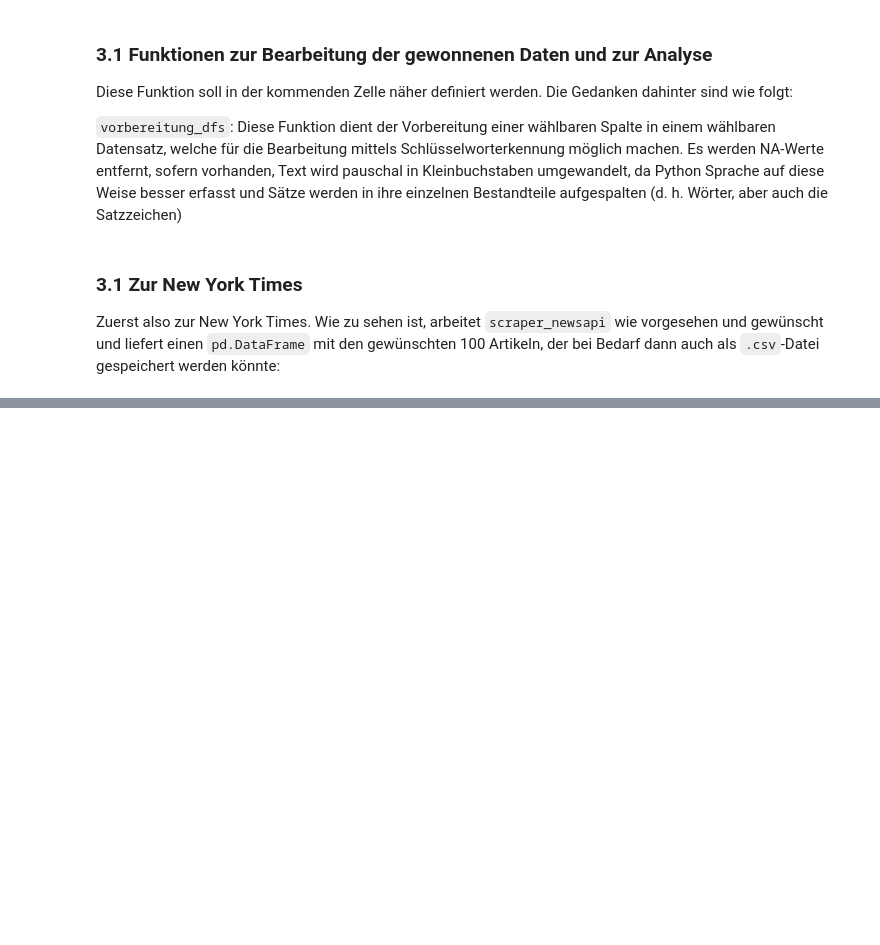
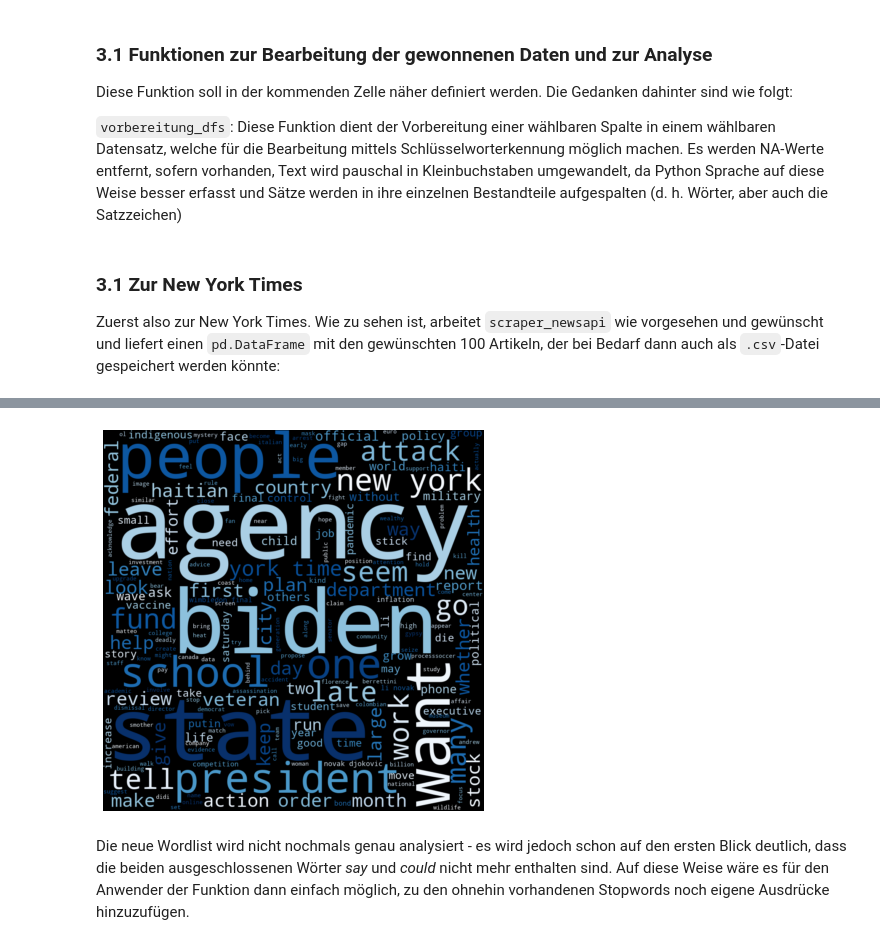
Before and after one commit to FWisniewski44/data-scraping-2021, a Jupyter notebook: Abschlussportfolio_Florian_Wisniewski.ipynb, the cells around one changed output, grey strips where cells are left out. Saved outputs shown, nothing was run; the diff lists cells and outputs as text; code cells hidden in the pictures; blank space fills up the shorter version.

```diff
--- a/Abschlussportfolio_Florian_Wisniewski.ipynb
+++ b/Abschlussportfolio_Florian_Wisniewski.ipynb
@@ -281,0 +394,6 @@ Zum Schluss soll kurz nochmals zusammengefasst werden, was in vorliegendem Portf
+# %%
+wordcloud_erstellen_für(nytimes_text, stops=["say", "could"])
+# %% [output]
+[figure, added]
+# %% [markdown]
+Die neue Wordlist wird nicht nochmals genau analysiert - es wird jedoch schon auf den ersten Blick deutlich, dass die beiden ausgeschlossenen Wörter *say* und *could* nicht mehr enthalten sind. Auf diese Weise wäre es für den Anwender der Funktion dann einfach möglich, zu den ohnehin vorhandenen Stopwords noch eigene Ausdrücke hinzuzufügen.
```
Also changed, not shown: parts of 28 cells of this notebook, 9 other files.
